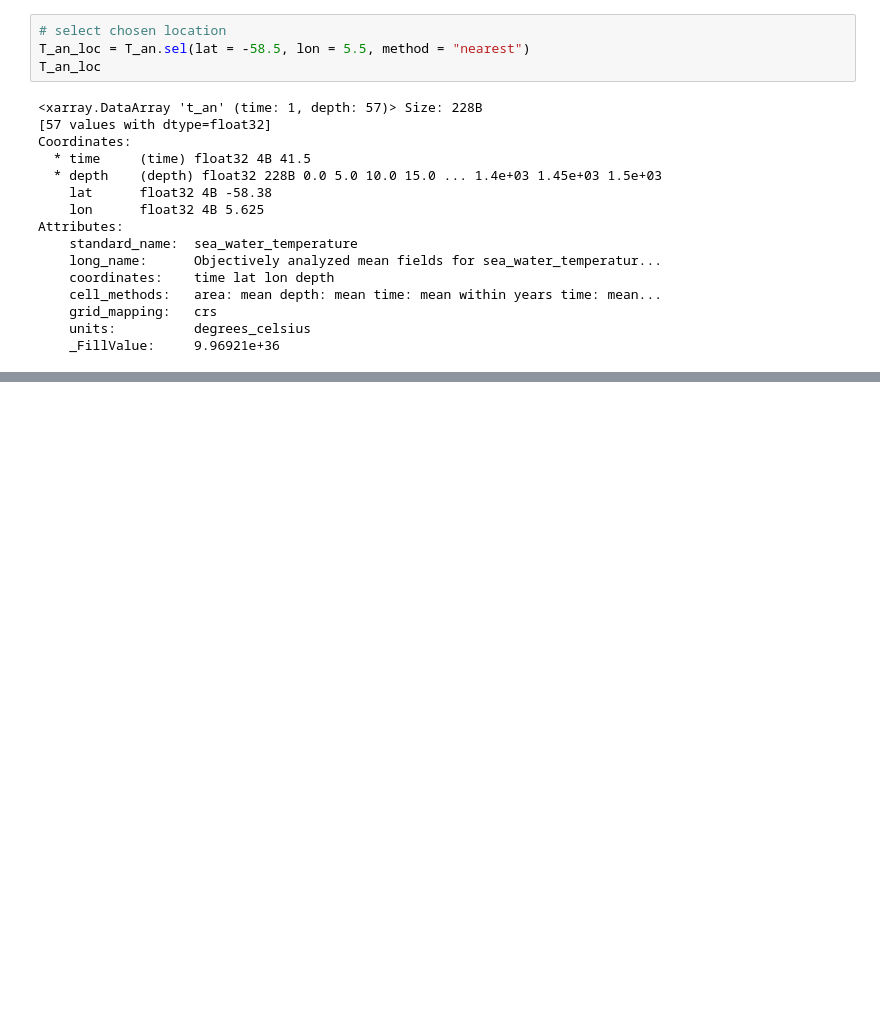
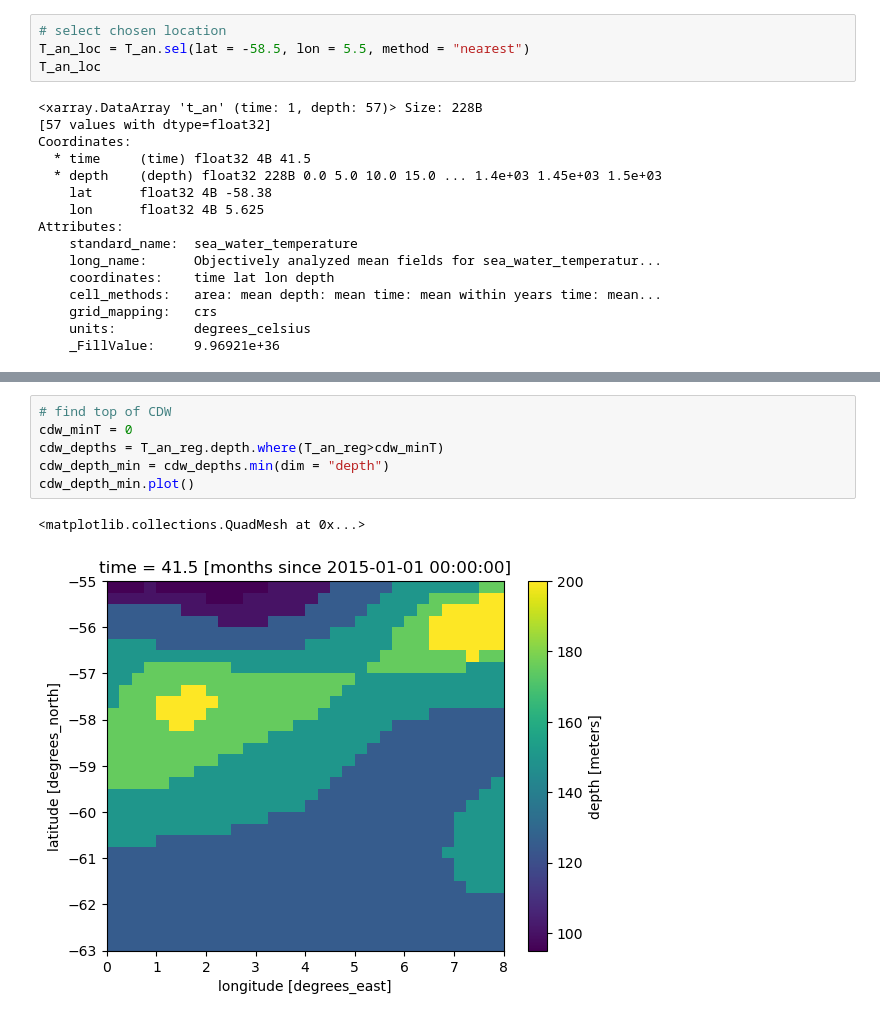
Before and after one commit to marlene-schramm/MSc_data_analysis, a Jupyter notebook: InitCond.ipynb, the cells around one changed output, grey strips where cells are left out. Saved outputs shown, nothing was run; the diff lists cells and outputs as text; blank space fills up the shorter version.

```diff
--- a/InitCond.ipynb
+++ b/InitCond.ipynb
@@ -54,0 +63,9 @@ Attributes:
+# %%
+# find top of CDW
+cdw_minT = 0
+cdw_depths = T_an_reg.depth.where(T_an_reg>cdw_minT)
+cdw_depth_min = cdw_depths.min(dim = "depth")
+cdw_depth_min.plot()
+# %% [output]
+<matplotlib.collections.QuadMesh at 0x...>
+[figure, added]
```
Also changed, not shown: parts of 1 cell of this notebook.
